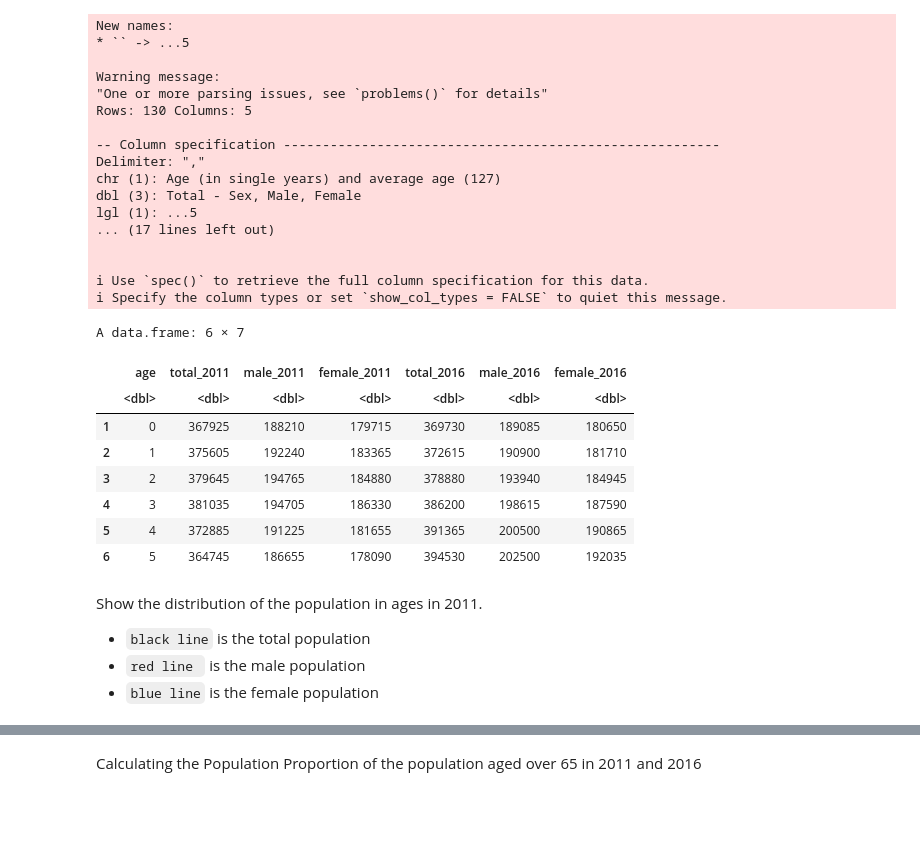
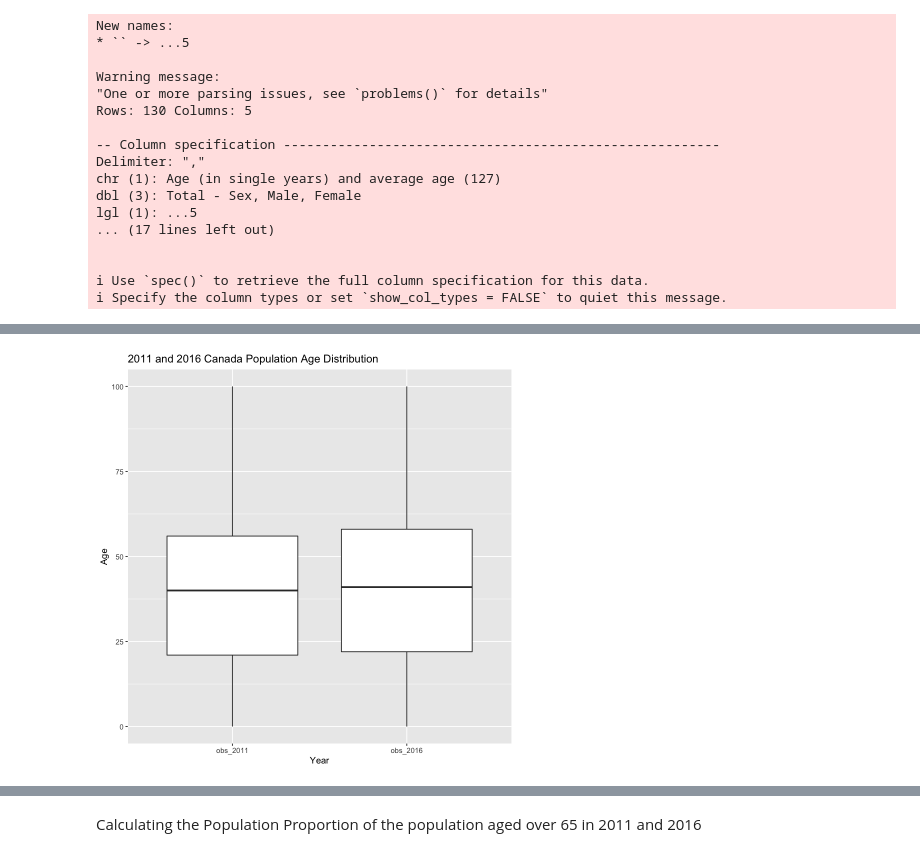
Before and after one commit to felixmachaoran/Age_Distibution, a Jupyter notebook: proposal.ipynb, the cells around one changed output, grey strips where cells are left out. Cells and saved outputs as stored; diff of their text form; code cells hidden in the pictures; blank space fills up the shorter version.

```diff
--- a/proposal.ipynb
+++ b/proposal.ipynb
@@ -71,12 +89,0 @@ colnames(combined_dat) <- c("age", "total_2011", "male_2011", "female_2011", "to
-# %%
-head(combined_dat)
-# %% [output]
-A data.frame: 6 × 7
-|  | age | total_2011 | male_2011 | female_2011 | total_2016 | male_2016 | female_2016 |
-|  | <dbl> | <dbl> | <dbl> | <dbl> | <dbl> | <dbl> | <dbl> |
-| 1 | 0 | 367925 | 188210 | 179715 | 369730 | 189085 | 180650 |
-| 2 | 1 | 375605 | 192240 | 183365 | 372615 | 190900 | 181710 |
-| 3 | 2 | 379645 | 194765 | 184880 | 378880 | 193940 | 184945 |
-| 4 | 3 | 381035 | 194705 | 186330 | 386200 | 198615 | 187590 |
-| 5 | 4 | 372885 | 191225 | 181655 | 391365 | 200500 | 190865 |
-| 6 | 5 | 364745 | 186655 | 178090 | 394530 | 202500 | 192035 |
@@ -83,9 +95,16 @@ A data.frame: 6 × 7
 # %%
 obs_2016<- tibble(obs_2016=rep(0:100, dat_2016$total))
-obs_2011<- tibble(obs_2011=rep(0:100, dat_2011$total))
+obs_2011<- tibble(obs_2011=c(rep(0:100, dat_2011$total), rep(NA, 1675085)))
+obs <- tibble(obs_2011, obs_2016)
+obs_new <- obs %>%
+           pivot_longer(cols= everything(),
+                        names_to = "year",
+                        values_to = "dat")
-# %% [markdown]
-Show the distribution of the population in ages in 2011.
-
-- `black line` is the total population
-- `red line ` is the male population
-- `blue line` is the female population
+# %%
+box <- obs_new %>%
+       ggplot(aes(x=year, y=dat))+
+       geom_boxplot()+
+       labs(x="Year", y="Age")+
+       ggtitle("2011 and 2016 Canada Population Age Distribution")+
+box
+# %% [output]
@@ -92 +113,2 @@ Show the distribution of the population in ages in 2011.
+[figure, added]
 # %%
```
Also changed, not shown: parts of 9 cells of this notebook.
